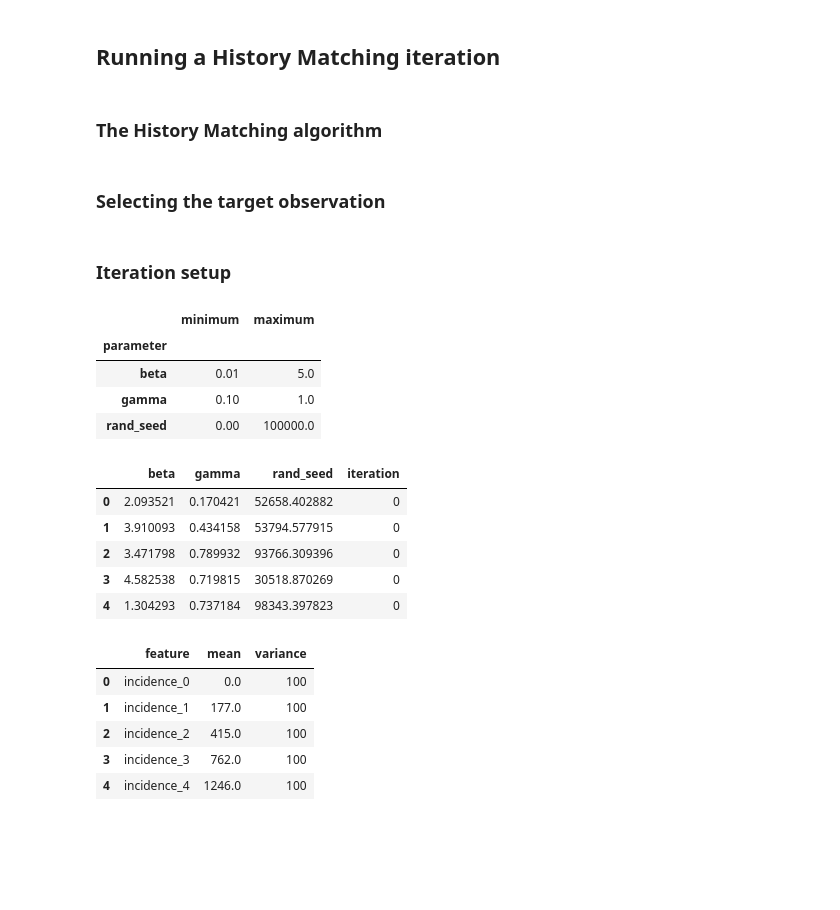
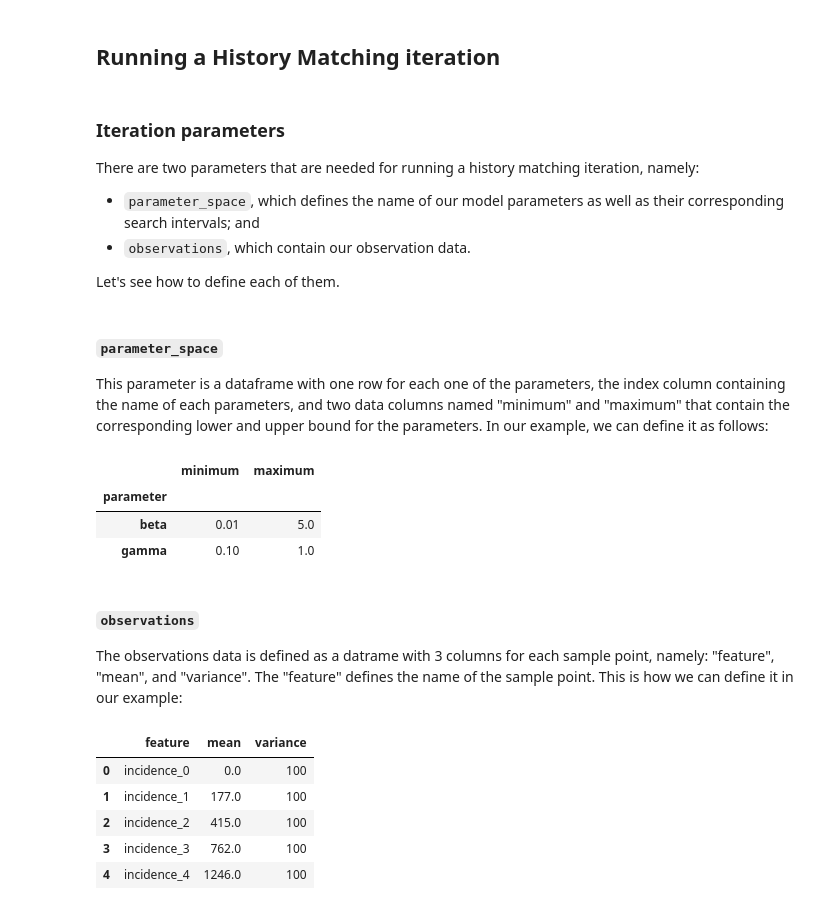
Before and after one commit to InstituteforDiseaseModeling/historymatching, a Jupyter notebook: examples/history_matching_sir.ipynb, the cells around one changed output. Cells and saved outputs as stored; diff of their text form; code cells hidden in the pictures; blank space fills up the shorter version.

Commit message:
update do_step and history matching example

```diff
--- a/examples/history_matching_sir.ipynb
+++ b/examples/history_matching_sir.ipynb
@@ -226,41 +230,35 @@ data.plot( style='o' )
 # %% [markdown]
 ## Running a History Matching iteration
 # %% [markdown]
-### The History Matching algorithm
+### Iteration parameters
+
+There are two parameters that are needed for running a history matching iteration, namely:
+- `parameter_space`, which defines the name of our model parameters as well as their corresponding search intervals; and
+- `observations`, which contain our observation data.
+
+Let's see how to define each of them.
-# %% [markdown]
-### Selecting the target observation
 # %% [markdown]
-### Iteration setup
+#### `parameter_space`
+
+This parameter is a dataframe with one row for each one of the parameters, the index column containing the name of each parameters, and two data columns named "minimum" and "maximum" that contain the corresponding lower and upper bound for the parameters. In our example, we can define it as follows:
 # %%
 parameter_space = pd.DataFrame( { # name      ,   min , max
                                   'beta'      : [ 0.01, 5.0 ],
                                   'gamma'     : [ 0.1 , 1.0 ],
-                                  'rand_seed' : [ 0   , 1e5 ]
+                                  #'rand_seed' : [ 0   , 1e5 ]
                                  }, index = ['minimum', 'maximum']
                                ).transpose()
 parameter_space.index.name = 'parameter'
 parameter_space.head()
 # %% [output]
 |  | minimum | maximum |
 | parameter |  |  |
 | beta | 0.01 | 5.0 |
 | gamma | 0.10 | 1.0 |
-| rand_seed | 0.00 | 100000.0 |
-# %%
-n_samples = 100
-initial_samples = pd.DataFrame( { param: np.random.uniform( parameter_space.loc[param, 'minimum'],
-                                                            parameter_space.loc[param, 'maximum'],
-                                                            n_samples
-                                                           ) for param in parameter_space.index } )
-initial_samples['iteration'] = 0
-initial_samples.head()
-# %% [output]
-|  | beta | gamma | rand_seed | iteration |
-| 0 | 2.093521 | 0.170421 | 52658.402882 | 0 |
-| 1 | 3.910093 | 0.434158 | 53794.577915 | 0 |
-| 2 | 3.471798 | 0.789932 | 93766.309396 | 0 |
-| 3 | 4.582538 | 0.719815 | 30518.870269 | 0 |
-| 4 | 1.304293 | 0.737184 | 98343.397823 | 0 |
+# %% [markdown]
+#### `observations`
+
+The observations data is defined as a datrame with 3 columns for each sample point, namely: "feature", "mean", and "variance". The "feature" defines the name of the sample point. This is how we can define it in our example:
 # %%
 observations = pd.DataFrame()
 observations['feature'] = 'incidence_' + data.index.astype(str)
```
Also changed, not shown: parts of 30 cells of this notebook, 6 other files.
